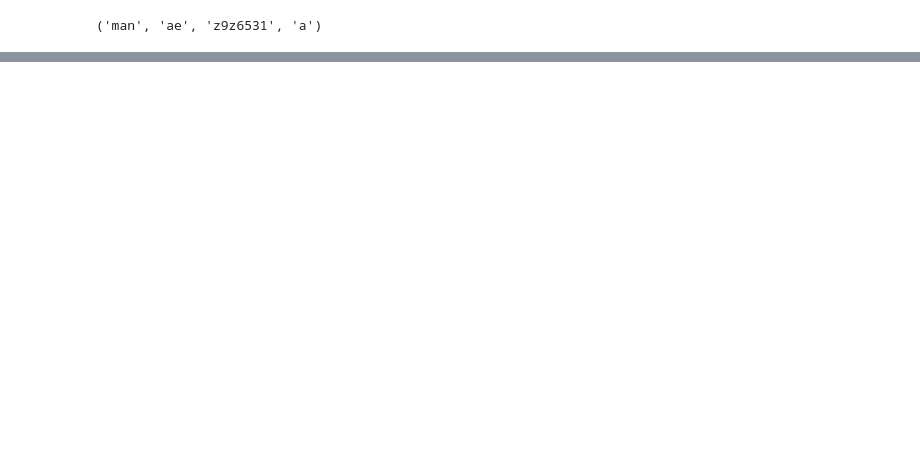
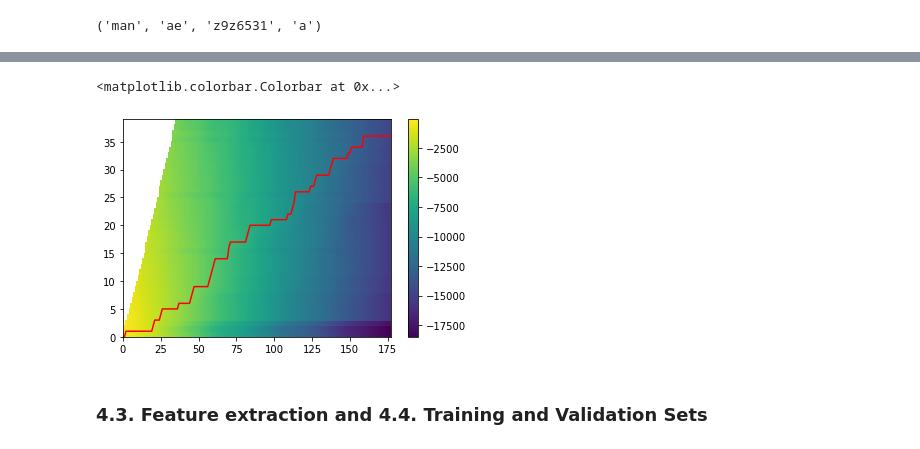
Before and after one commit to KenzaB27/ssr_labs, a Jupyter notebook: lab3/experiments.ipynb, the cells around one changed output, grey strips where cells are left out. Cells and saved outputs as stored; diff of their text form; code cells hidden in the pictures; blank space fills up the shorter version.

```diff
--- a/lab3/experiments.ipynb
+++ b/lab3/experiments.ipynb
@@ -14,0 +55,9 @@ OSError: PySndfile::error while opening b'data/tidigits/train/man/ae/z9z6531a.wa
+# %%
+log_alpha = u2.forward(log_emlik, np.log(utteranceHMM['startprob']), np.log(utteranceHMM['transmat']))
+plt.figure()
+plt.pcolormesh(log_alpha.T)
+plt.plot(range(len(vi_path)), vi_path, 'r')
+plt.colorbar()
+# %% [output]
+<matplotlib.colorbar.Colorbar at 0x...>
+[figure, added]
@@ -14,0 +67,2 @@ OSError: PySndfile::error while opening b'data/tidigits/train/man/ae/z9z6531a.wa
+# %% [markdown]
+### 4.3. Feature extraction and 4.4. Training and Validation Sets
```
Also changed, not shown: parts of 18 cells of this notebook.
